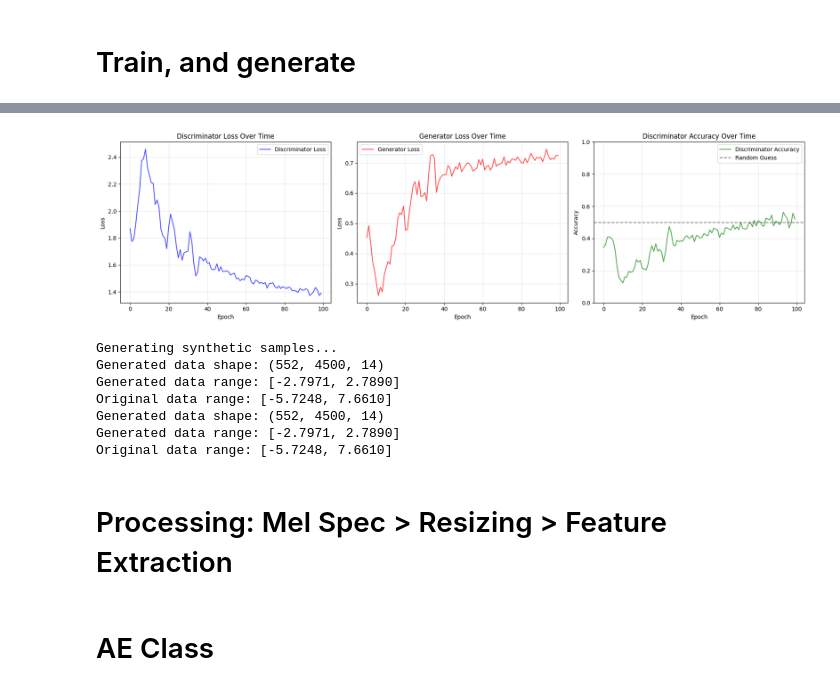
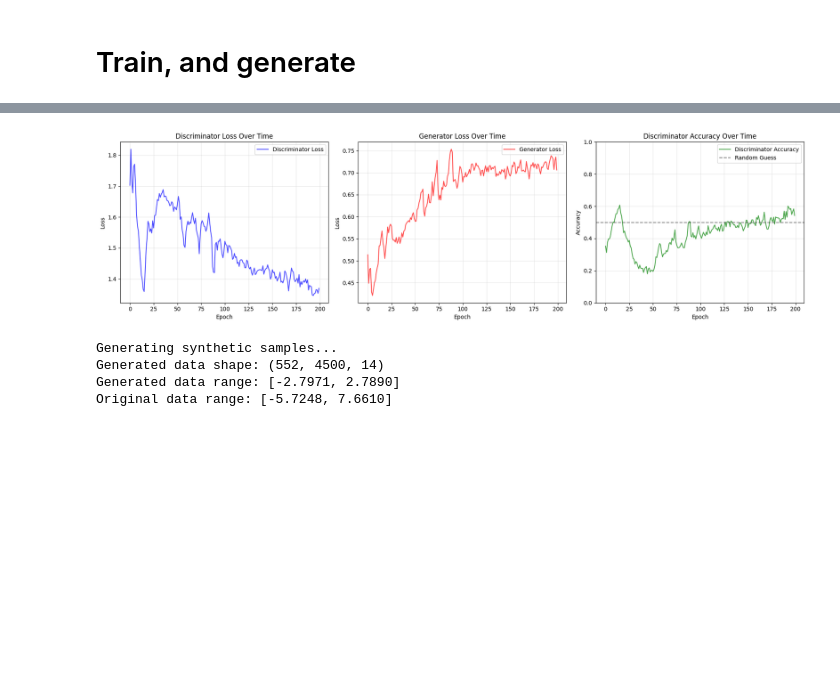
Before and after one commit to maddiew95/SmartIoT-2025, a Jupyter notebook: GANs models/Vanilla GANs/gan.ipynb, the cells around one changed output, grey strips where cells are left out. Saved outputs shown, nothing was run; the diff lists cells and outputs as text; code cells hidden in the pictures; blank space fills up the shorter version.

```diff
--- a/GANs models/Vanilla GANs/gan.ipynb
+++ b/GANs models/Vanilla GANs/gan.ipynb
@@ -393,10 +383,10 @@ print("Training Vanilla GAN...")
 generator, discriminator, d_history, g_history, d_acc_history, data_stats = train_vanilla_gan(
     X_train,
     device,
-    n_epochs=100,
+    n_epochs=200,
     batch_size=32,
-    lr_g=0.008,
-    lr_d=0.00001
+    lr_g=0.001,
+    lr_d=0.000005
 )
 
 # Plot training curves
@@ -435,13 +425,8 @@ Epoch [100/100] | D Loss:   1.3924 | G Loss:   0.7246 | D Acc:  0.520
          ✅ Training appears balanced
 ============================================================
 Training completed!
-[figure, old version]
+[figure, new version]
 Generating synthetic samples...
 Generated data shape: (552, 4500, 14)
 Generated data range: [-2.7971, 2.7890]
 Original data range: [-5.7248, 7.6610]
-Generated data shape: (552, 4500, 14)
-Generated data range: [-2.7971, 2.7890]
-Original data range: [-5.7248, 7.6610]
-# %% [markdown]
-# Processing: Mel Spec > Resizing > Feature Extraction
@@ -575,2 +432,0 @@ def process_dataset_multichannel(data, sample_rate=1000):
-# %% [markdown]
-# AE Class
```
Also changed, not shown: parts of 11 cells of this notebook, 8 other files.
